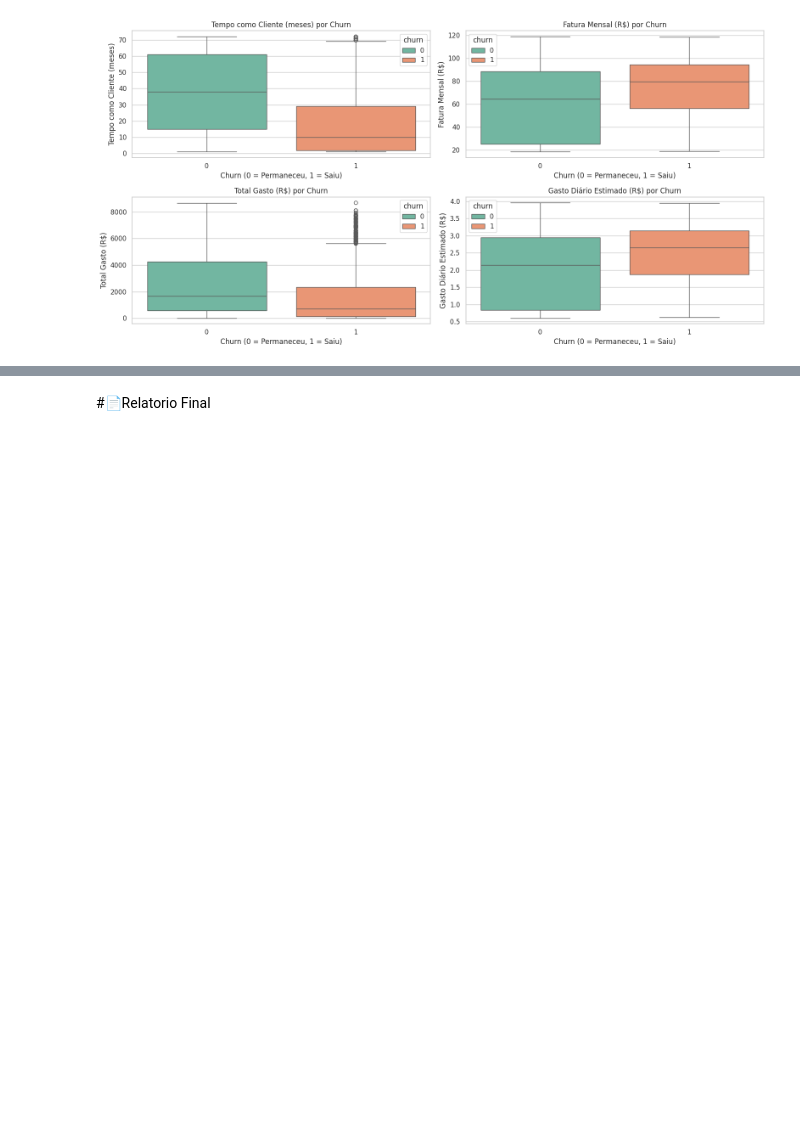
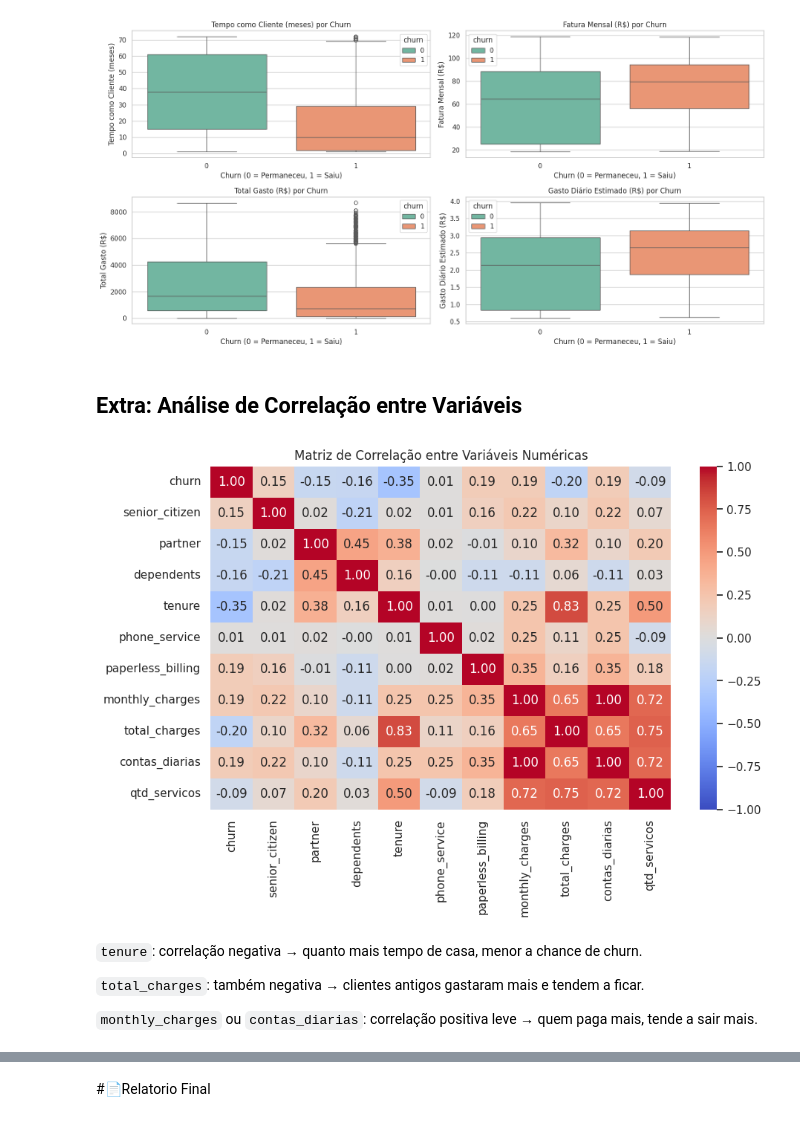
Before and after one commit to MateusSanfer/Challenge-Telecom-X-One, a Jupyter notebook: TelecomX_BR.ipynb, the cells around one changed output, grey strips where cells are left out. Cells and saved outputs as stored; diff of their text form; code cells hidden in the pictures; blank space fills up the shorter version.

Commit message:
feat: adiciona Extra: Análise de Correlação entre Variáveis

```diff
--- a/TelecomX_BR.ipynb
+++ b/TelecomX_BR.ipynb
@@ -718,3 +718,24 @@ plt.tight_layout()
 plt.show()
 # %% [output]
 [figure]
+# %% [markdown]
+## **Extra: Análise de Correlação entre Variáveis**
+# %%
+# Seleciona apenas colunas numéricas
+df_corr = dados_limpos.select_dtypes(include=['int64', 'float64'])
+
+# Calcula correlação
+correlacoes = df_corr.corr()
+
+plt.figure(figsize=(10, 6))
+sns.heatmap(correlacoes, annot=True, fmt=".2f", cmap='coolwarm', vmin=-1, vmax=1)
+plt.title('Matriz de Correlação entre Variáveis Numéricas')
+plt.show()
+# %% [output]
+[figure, added]
+# %% [markdown]
+`tenure`: correlação negativa → quanto mais tempo de casa, menor a chance de churn.
+
+`total_charges`: também negativa → clientes antigos gastaram mais e tendem a ficar.
+
+`monthly_charges` ou `contas_diarias`: correlação positiva leve → quem paga mais, tende a sair mais.
```
Also changed, not shown: parts of 2 cells of this notebook.
